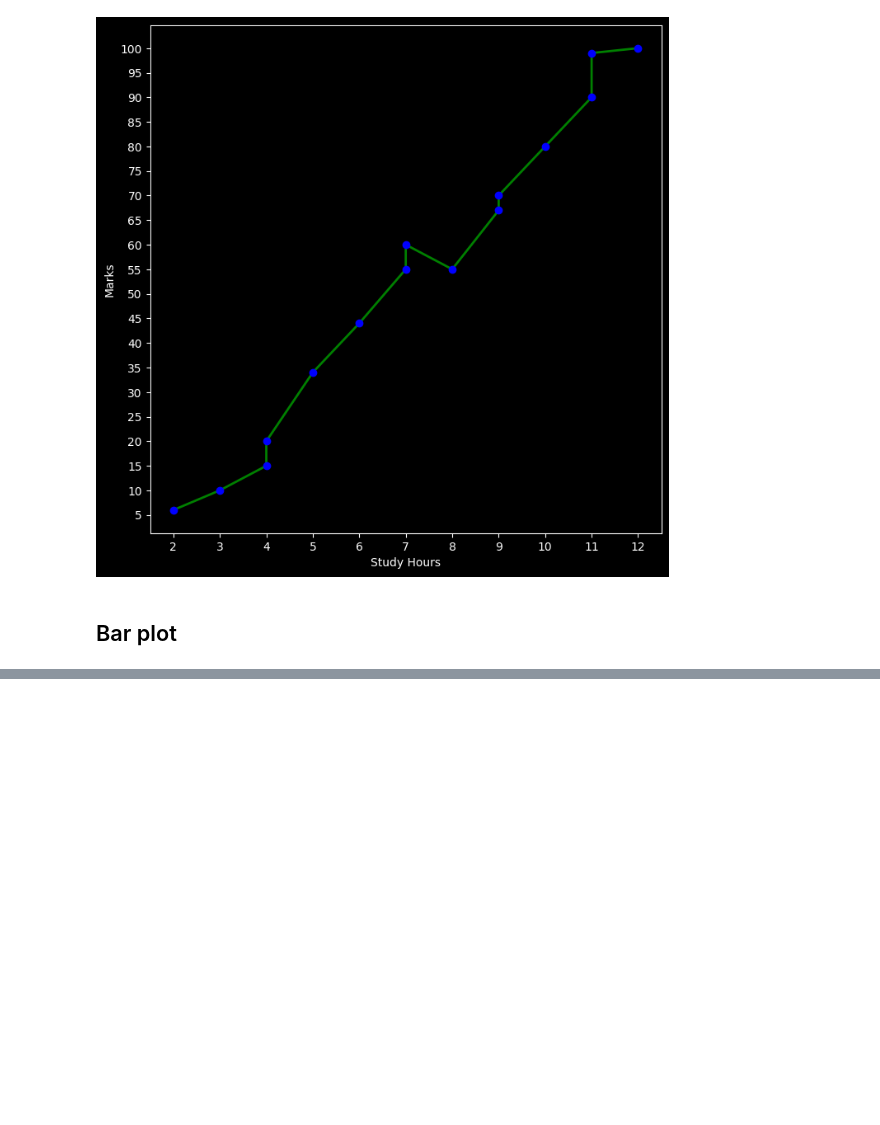
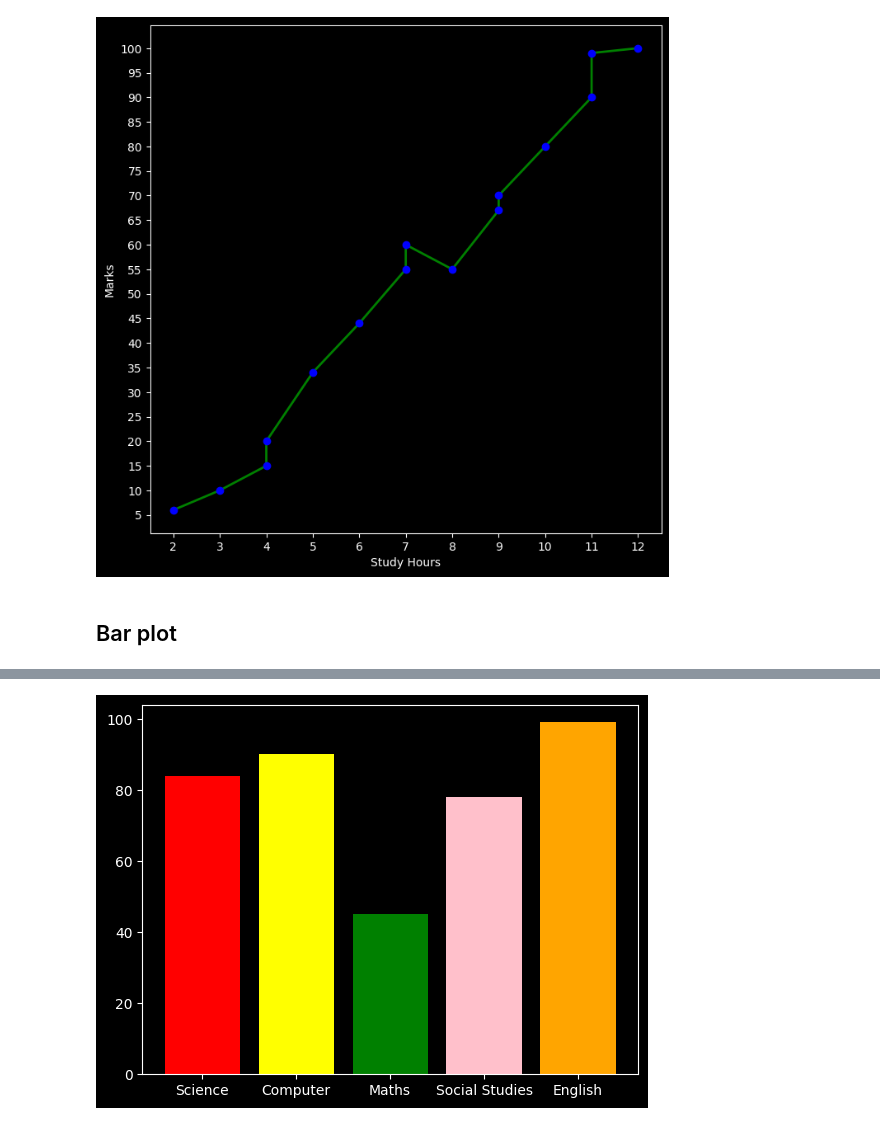
Before and after one commit to Siddhartha-Singhal/python-data-science, a Jupyter notebook: Analysis/Matplotlib.ipynb, the cells around one changed output, grey strips where cells are left out. Cells and saved outputs as stored; diff of their text form; code cells hidden in the pictures; blank space fills up the shorter version.

```diff
--- a/Analysis/Matplotlib.ipynb
+++ b/Analysis/Matplotlib.ipynb
@@ -178,0 +198,6 @@ plt.show()
+# %%
+colors = ['red', 'yellow', 'green', 'pink', 'orange']
+plt.bar(subject, marks, color = colors)
+plt.show()
+# %% [output]
+[figure, added]
```
Also changed, not shown: parts of 44 cells of this notebook, 4 other files.
